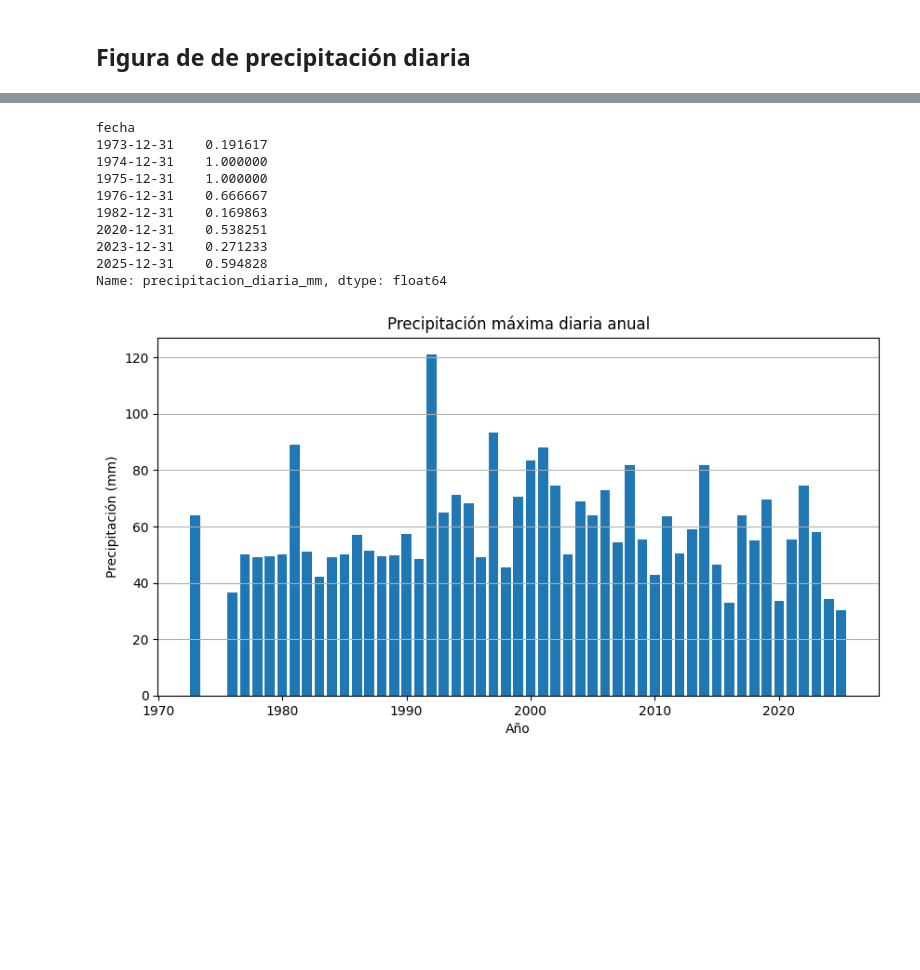
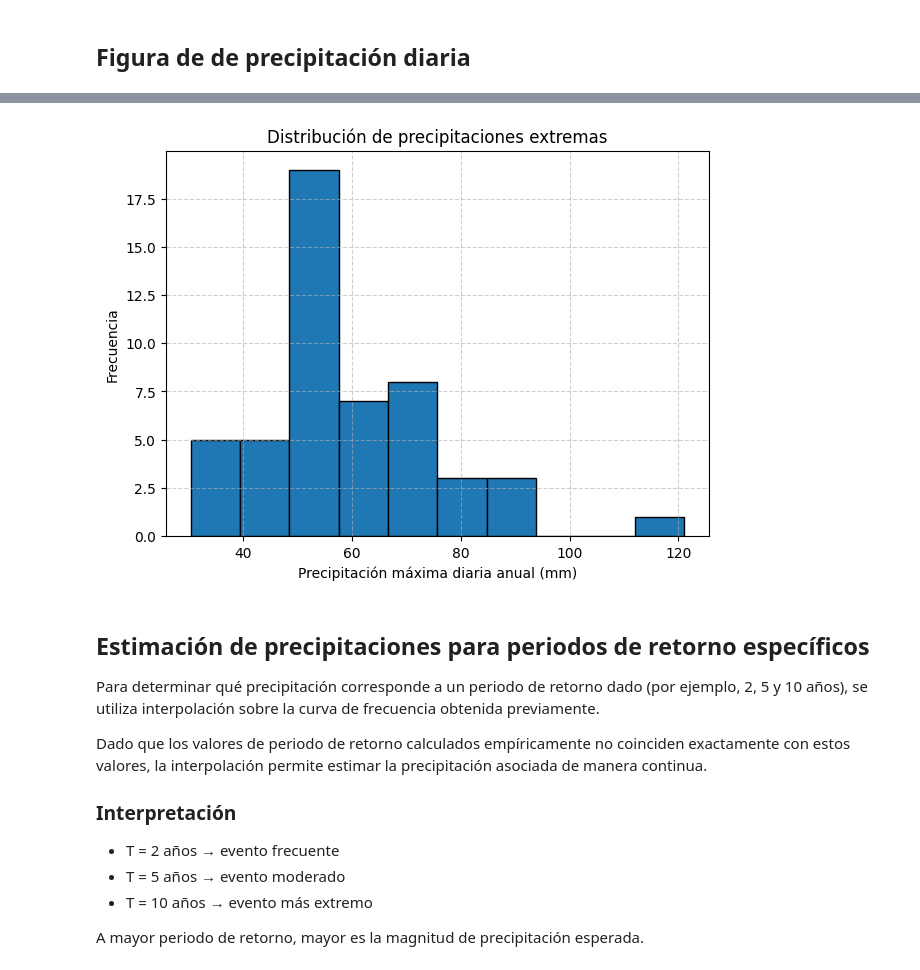
Before and after one commit to matiasalz/RIO-ITATA, a Jupyter notebook: 02_Probabilidad_estadística.ipynb, the cells around one changed output, grey strips where cells are left out. Drawn from its saved outputs; the diff is of its cells as text; code cells hidden in the pictures; blank space fills up the shorter version.

```diff
--- a/02_Probabilidad_estadística.ipynb
+++ b/02_Probabilidad_estadística.ipynb
@@ -577,29 +389,29 @@ fecha
-# %%
-print(fraccion_faltante[fraccion_faltante > 0.10])
-# %% [output]
-fecha
-1973-12-31    0.191617
-1974-12-31    1.000000
-1975-12-31    1.000000
-1976-12-31    0.666667
-1982-12-31    0.169863
-2020-12-31    0.538251
-2023-12-31    0.271233
-2025-12-31    0.594828
-Name: precipitacion_diaria_mm, dtype: float64
-# %%
-plt.figure(figsize=(10,5))
-
-plt.bar(
-    max_diaria_anual.index.year,
-    max_diaria_anual["precipitacion_max_diaria_anual_mm"]
-)
-
-plt.title("Precipitación máxima diaria anual")
-plt.xlabel("Año")
-plt.ylabel("Precipitación (mm)")
-plt.grid(axis="y")
-
-plt.show()
-# %% [output]
-[figure, removed]
+# %%
+plt.figure(figsize=(7,5))
+
+plt.hist(df_weibull["precipitacion_mm"], bins=10, edgecolor='black')
+
+plt.xlabel("Precipitación máxima diaria anual (mm)")
+plt.ylabel("Frecuencia")
+plt.title("Distribución de precipitaciones extremas")
+
+plt.grid(True, linestyle="--", alpha=0.6)
+
+plt.show()
+# %% [output]
+[figure, added]
+# %% [markdown]
+## Estimación de precipitaciones para periodos de retorno específicos
+
+Para determinar qué precipitación corresponde a un periodo de retorno dado (por ejemplo, 2, 5 y 10 años), se utiliza interpolación sobre la curva de frecuencia obtenida previamente.
+
+Dado que los valores de periodo de retorno calculados empíricamente no coinciden exactamente con estos valores, la interpolación permite estimar la precipitación asociada de manera continua.
+
+
+### Interpretación
+
+- T = 2 años → evento frecuente
+- T = 5 años → evento moderado
+- T = 10 años → evento más extremo
+
+A mayor periodo de retorno, mayor es la magnitud de precipitación esperada.
```
Also changed, not shown: parts of 45 cells of this notebook.
